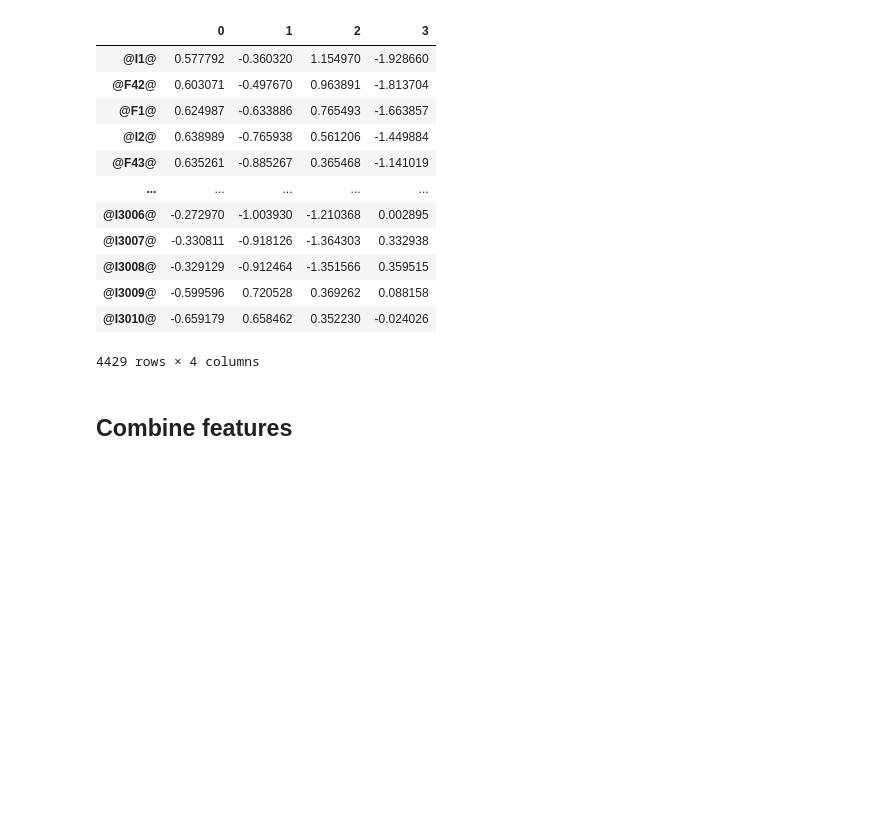
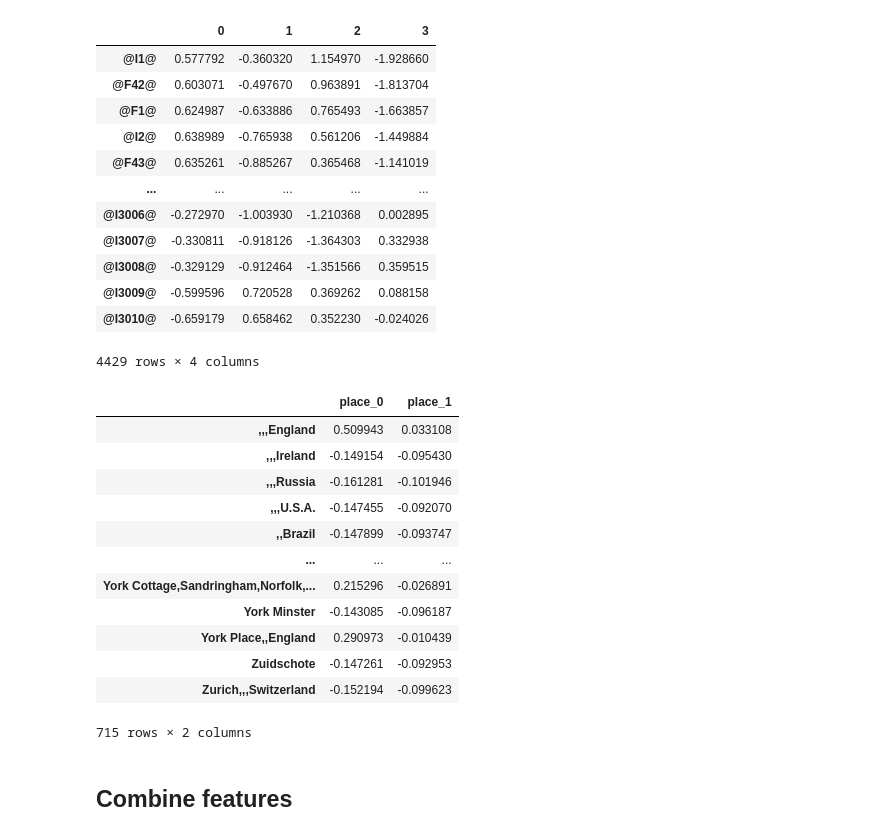
Before and after one commit to joehowells/timeline-gedcom, a Jupyter notebook: 3_select_cards.ipynb, the cells around one changed output. Cells and saved outputs as stored; diff of their text form; code cells hidden in the pictures; blank space fills up the shorter version.

```diff
--- a/3_select_cards.ipynb
+++ b/3_select_cards.ipynb
@@ -44,6 +45,23 @@ graph_features
 | @I3009@ | -0.599596 | 0.720528 | 0.369262 | 0.088158 |
 | @I3010@ | -0.659179 | 0.658462 | 0.352230 | -0.024026 |
 4429 rows × 4 columns
+# %%
+place_features = pd.read_csv("data/place_features.csv", index_col=0)
+place_features
+# %% [output]
+|  | place_0 | place_1 |
+| ,,,England | 0.509943 | 0.033108 |
+| ,,,Ireland | -0.149154 | -0.095430 |
+| ,,,Russia | -0.161281 | -0.101946 |
+| ,,,U.S.A. | -0.147455 | -0.092070 |
+| ,,Brazil | -0.147899 | -0.093747 |
+| ... | ... | ... |
+| York Cottage,Sandringham,Norfolk,... | 0.215296 | -0.026891 |
+| York Minster | -0.143085 | -0.096187 |
+| York Place,,England | 0.290973 | -0.010439 |
+| Zuidschote | -0.147261 | -0.092953 |
+| Zurich,,,Switzerland | -0.152194 | -0.099623 |
+715 rows × 2 columns
 # %% [markdown]
 ## Combine features
 # %%
```
Also changed, not shown: parts of 6 cells of this notebook, 2 other files.
